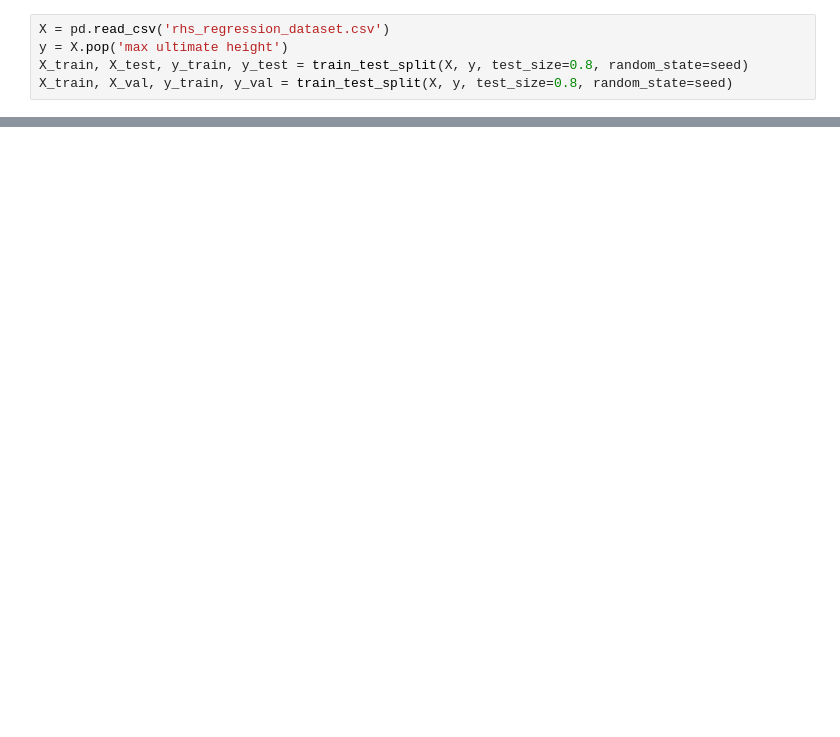
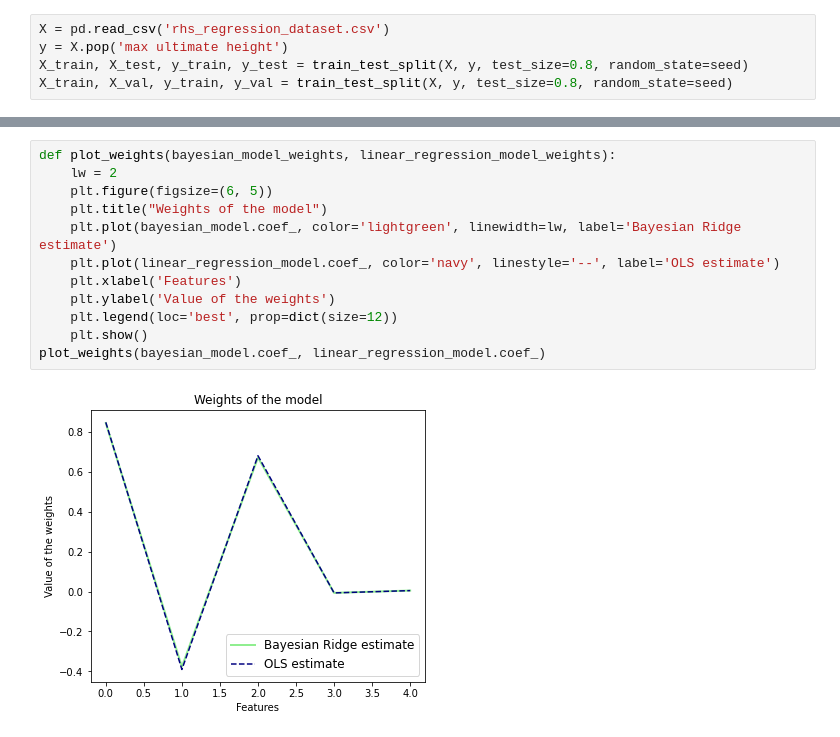
Before and after one commit to akikoogawa7/RHS-Pipeline-Regression, a Jupyter notebook: train.ipynb, the cells around one changed output, grey strips where cells are left out. Saved outputs shown, nothing was run; the diff lists cells and outputs as text; blank space fills up the shorter version.

```diff
--- a/train.ipynb
+++ b/train.ipynb
@@ -69,0 +115,14 @@ The mean squared error is 1.02
+# %%
+def plot_weights(bayesian_model_weights, linear_regression_model_weights):
+    lw = 2
+    plt.figure(figsize=(6, 5))
+    plt.title("Weights of the model")
+    plt.plot(bayesian_model.coef_, color='lightgreen', linewidth=lw, label='Bayesian Ridge estimate')
+    plt.plot(linear_regression_model.coef_, color='navy', linestyle='--', label='OLS estimate')
+    plt.xlabel('Features')
+    plt.ylabel('Value of the weights')
+    plt.legend(loc='best', prop=dict(size=12))
+    plt.show()
+plot_weights(bayesian_model.coef_, linear_regression_model.coef_)
+# %% [output]
+[figure, added]
```
Also changed, not shown: parts of 11 cells of this notebook.
